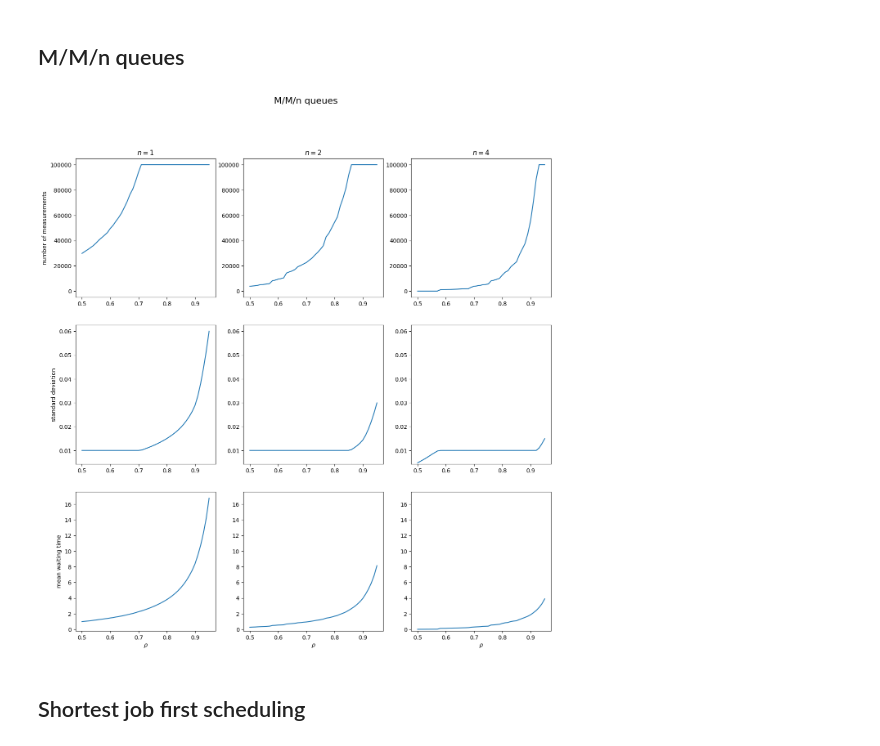
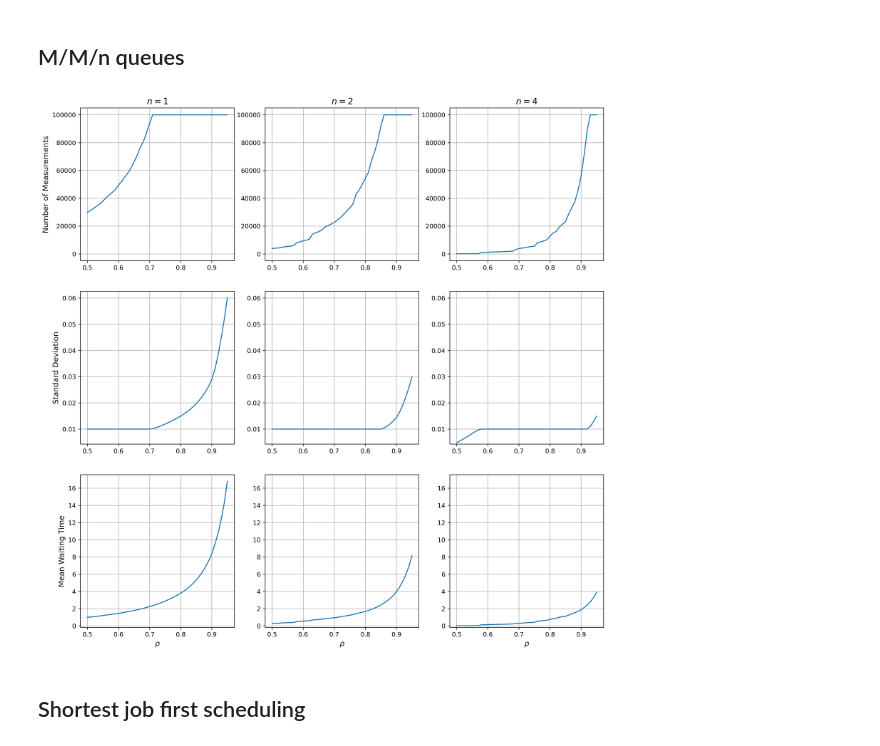
Before and after one commit to tuaosh/StochSim-Assignment-2, a Jupyter notebook: simulations.ipynb, the cells around one changed output. Saved outputs shown, nothing was run; the diff lists cells and outputs as text; code cells hidden in the pictures.

Commit message:
added grid to plots

```diff
--- a/simulations.ipynb
+++ b/simulations.ipynb
@@ -4,6 +4,8 @@ import numpy as np
 import matplotlib.pyplot as plt
 import os
 
+plt.rcParams['figure.dpi'] = 300
+
 OUTPUT_FOLDER = "./results/"
 os.makedirs(OUTPUT_FOLDER, exist_ok=True)
 # %%
@@ -212,47 +214,49 @@ fig, ax = plt.subplots(3, 3, figsize=(15, 15))
 ax[0][0].plot(RHO, [len(l) for l in list_M_M_1])
 ax[1][0].plot(RHO, stds_M_M_1)
 ax[2][0].plot(RHO, means_M_M_1)
 ax[0][1].plot(RHO, [len(l) for l in list_M_M_2])
 ax[1][1].plot(RHO, stds_M_M_2)
 ax[2][1].plot(RHO, means_M_M_2)
 ax[0][2].plot(RHO, [len(l) for l in list_M_M_4])
 ax[1][2].plot(RHO, stds_M_M_4)
 ax[2][2].plot(RHO, means_M_M_4)
 
-ax[0][0].set_title("$n=1$")
-ax[0][1].set_title("$n=2$")
-ax[0][2].set_title("$n=4$")
+ax[0][0].set_title(r"$n=1$", fontsize=14)
+ax[0][1].set_title(r"$n=2$", fontsize=14)
+ax[0][2].set_title(r"$n=4$", fontsize=14)
 
-ax[2][0].set_xlabel(r"$\rho$")
-ax[2][1].set_xlabel(r"$\rho$")
-ax[2][2].set_xlabel(r"$\rho$")
+ax[0][0].set_ylabel("Number of Measurements", fontsize=12)
+ax[1][0].set_ylabel("Standard Deviation", fontsize=12)
+ax[2][0].set_ylabel("Mean Waiting Time", fontsize=12)
+
+ax[2][0].set_xlabel(r"$\rho$", fontsize=12)
+ax[2][1].set_xlabel(r"$\rho$", fontsize=12)
+ax[2][2].set_xlabel(r"$\rho$", fontsize=12)
+
+for i in range(3):
+    for j in range(3):
+        ax[i][j].grid(True)
 
 row_0_ymin = min(ax[0][i].get_ylim()[0] for i in range(3))
 row_0_ymax = max(ax[0][i].get_ylim()[1] for i in range(3))
 for i in range(3):
     ax[0][i].set_ylim(row_0_ymin, row_0_ymax)
 
-ax[0][0].set_ylabel("number of measurements")
-
 row_1_ymin = min(ax[1][i].get_ylim()[0] for i in range(3))
 row_1_ymax = max(ax[1][i].get_ylim()[1] for i in range(3))
 for i in range(3):
     ax[1][i].set_ylim(row_1_ymin, row_1_ymax)
-
-ax[1][0].set_ylabel("standard deviation")
 
 row_2_ymin = min(ax[2][i].get_ylim()[0] for i in range(3))
 row_2_ymax = max(ax[2][i].get_ylim()[1] for i in range(3))
 for i in range(3):
     ax[2][i].set_ylim(row_2_ymin, row_2_ymax)
 
-ax[2][0].set_ylabel("mean waiting time")
-
-fig.suptitle("M/M/n queues", fontsize=16)
+#fig.suptitle("M/M/n queues", fontsize=16)
 
 plt.show()
 # %% [output]
-[figure, old version]
+[figure, new version]
 # %% [markdown]
 ## Shortest job first scheduling
 # %%
```
Also changed, not shown: parts of 3 cells of this notebook, 4 other files.
